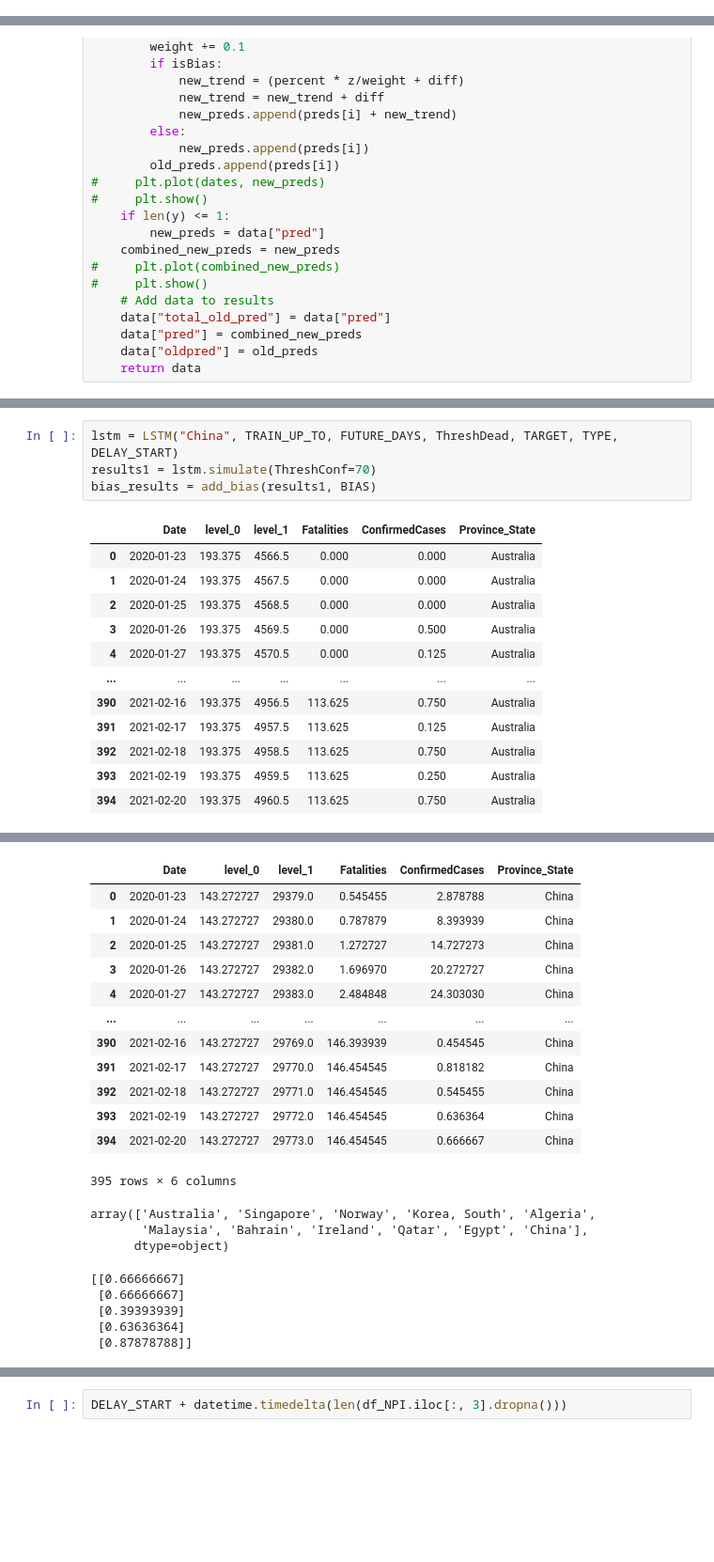
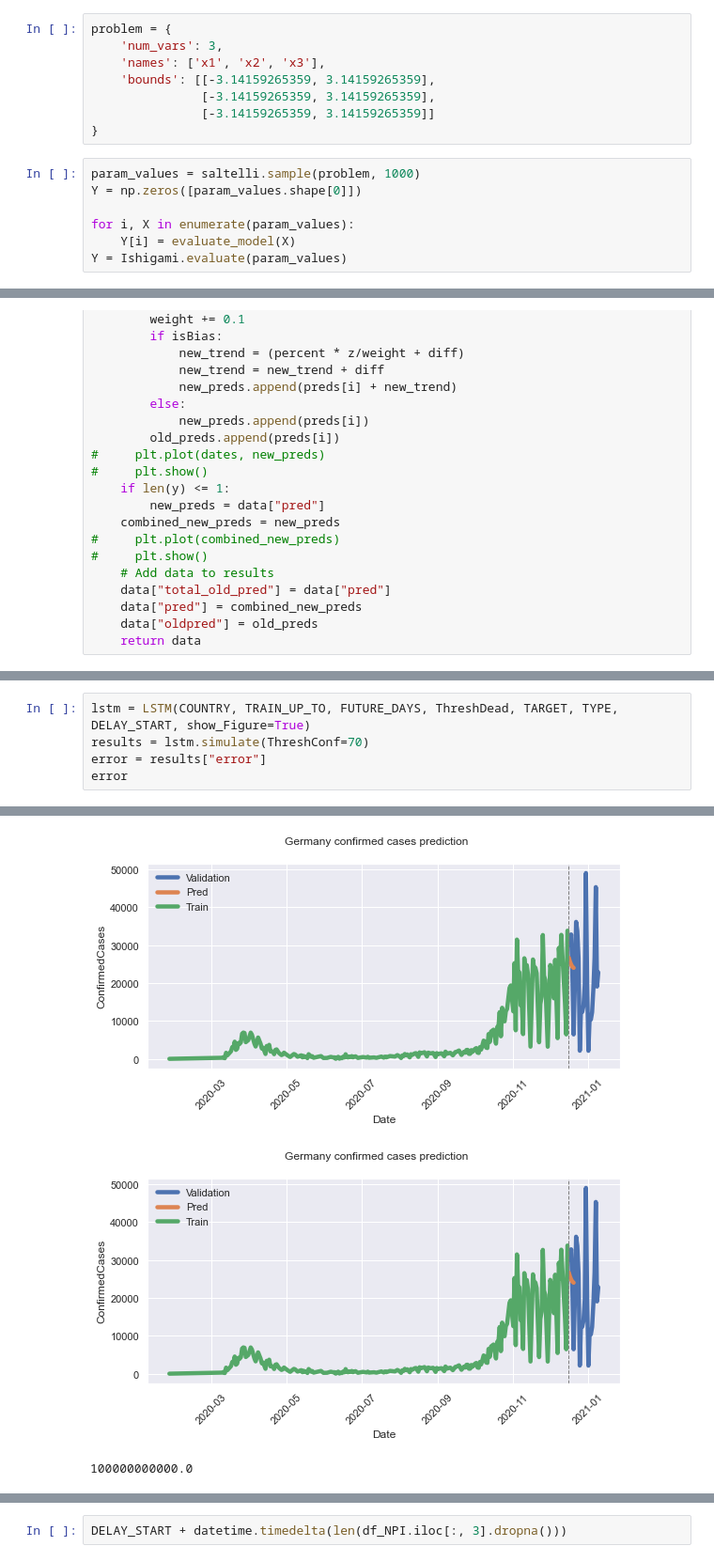
Before and after one commit to rebeccadavidsson/SIR_LSTM, a Jupyter notebook: SIR/Hybrid_script.ipynb, the cells around one changed output, grey strips where cells are left out. Shown at 94% size. Drawn from its saved outputs; the diff is of its cells as text; blank space fills up the shorter version.

```diff
--- a/SIR/Hybrid_script.ipynb
+++ b/SIR/Hybrid_script.ipynb
@@ -0,0 +72,15 @@
+# %%
+problem = {
+    'num_vars': 3,
+    'names': ['x1', 'x2', 'x3'],
+    'bounds': [[-3.14159265359, 3.14159265359],
+               [-3.14159265359, 3.14159265359],
+               [-3.14159265359, 3.14159265359]]
+}
+# %%
+param_values = saltelli.sample(problem, 1000)
+Y = np.zeros([param_values.shape[0]])
+
+for i, X in enumerate(param_values):
+    Y[i] = evaluate_model(X)
+Y = Ishigami.evaluate(param_values)
@@ -328,17 +490,6 @@ ValueError: Found array with 0 sample(s) (shape=(0, 1)) while a minimum of 1 is
 # %%
-lstm = LSTM("China", TRAIN_UP_TO, FUTURE_DAYS, ThreshDead, TARGET, TYPE, DELAY_START)
-results1 = lstm.simulate(ThreshConf=70)
-bias_results = add_bias(results1, BIAS)
+lstm = LSTM(COUNTRY, TRAIN_UP_TO, FUTURE_DAYS, ThreshDead, TARGET, TYPE, DELAY_START, show_Figure=True)
+results = lstm.simulate(ThreshConf=70)
+error = results["error"]
+error
 # %% [output]
-|  | Date | level_0 | level_1 | Fatalities | ConfirmedCases | Province_State |
-| 0 | 2020-01-23 | 193.375 | 4566.5 | 0.000 | 0.000 | Australia |
-| 1 | 2020-01-24 | 193.375 | 4567.5 | 0.000 | 0.000 | Australia |
-| 2 | 2020-01-25 | 193.375 | 4568.5 | 0.000 | 0.000 | Australia |
-| 3 | 2020-01-26 | 193.375 | 4569.5 | 0.000 | 0.500 | Australia |
-| 4 | 2020-01-27 | 193.375 | 4570.5 | 0.000 | 0.125 | Australia |
-| ... | ... | ... | ... | ... | ... | ... |
-| 390 | 2021-02-16 | 193.375 | 4956.5 | 113.625 | 0.750 | Australia |
-| 391 | 2021-02-17 | 193.375 | 4957.5 | 113.625 | 0.125 | Australia |
-| 392 | 2021-02-18 | 193.375 | 4958.5 | 113.625 | 0.750 | Australia |
-| 393 | 2021-02-19 | 193.375 | 4959.5 | 113.625 | 0.250 | Australia |
-| 394 | 2021-02-20 | 193.375 | 4960.5 | 113.625 | 0.750 | Australia |
@@ -346,21 +500,3 @@ bias_results = add_bias(results1, BIAS)
-|  | Date | level_0 | level_1 | Fatalities | ConfirmedCases | Province_State |
-| 0 | 2020-01-23 | 143.272727 | 29379.0 | 0.545455 | 2.878788 | China |
-| 1 | 2020-01-24 | 143.272727 | 29380.0 | 0.787879 | 8.393939 | China |
-| 2 | 2020-01-25 | 143.272727 | 29381.0 | 1.272727 | 14.727273 | China |
-| 3 | 2020-01-26 | 143.272727 | 29382.0 | 1.696970 | 20.272727 | China |
-| 4 | 2020-01-27 | 143.272727 | 29383.0 | 2.484848 | 24.303030 | China |
-| ... | ... | ... | ... | ... | ... | ... |
-| 390 | 2021-02-16 | 143.272727 | 29769.0 | 146.393939 | 0.454545 | China |
-| 391 | 2021-02-17 | 143.272727 | 29770.0 | 146.454545 | 0.818182 | China |
-| 392 | 2021-02-18 | 143.272727 | 29771.0 | 146.454545 | 0.545455 | China |
-| 393 | 2021-02-19 | 143.272727 | 29772.0 | 146.454545 | 0.636364 | China |
-| 394 | 2021-02-20 | 143.272727 | 29773.0 | 146.454545 | 0.666667 | China |
+[figure, added]
+[figure, added]
-395 rows × 6 columns
+100000000000.0
-array(['Australia', 'Singapore', 'Norway', 'Korea, South', 'Algeria',
-       'Malaysia', 'Bahrain', 'Ireland', 'Qatar', 'Egypt', 'China'],
-      dtype=object)
-[[0.66666667]
- [0.66666667]
- [0.39393939]
- [0.63636364]
- [0.87878788]]
```
Also changed, not shown: parts of 9 cells of this notebook, 47 other files.
